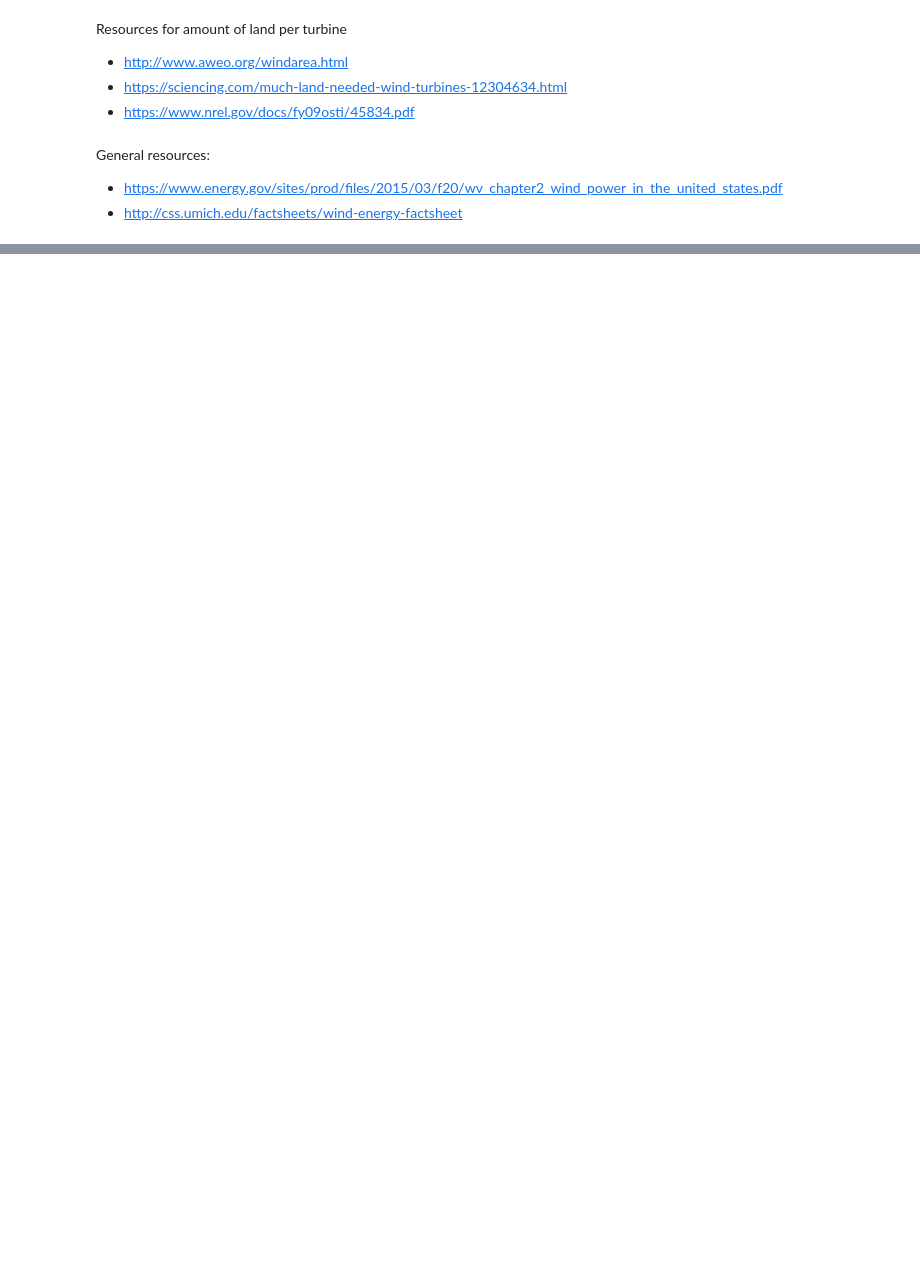
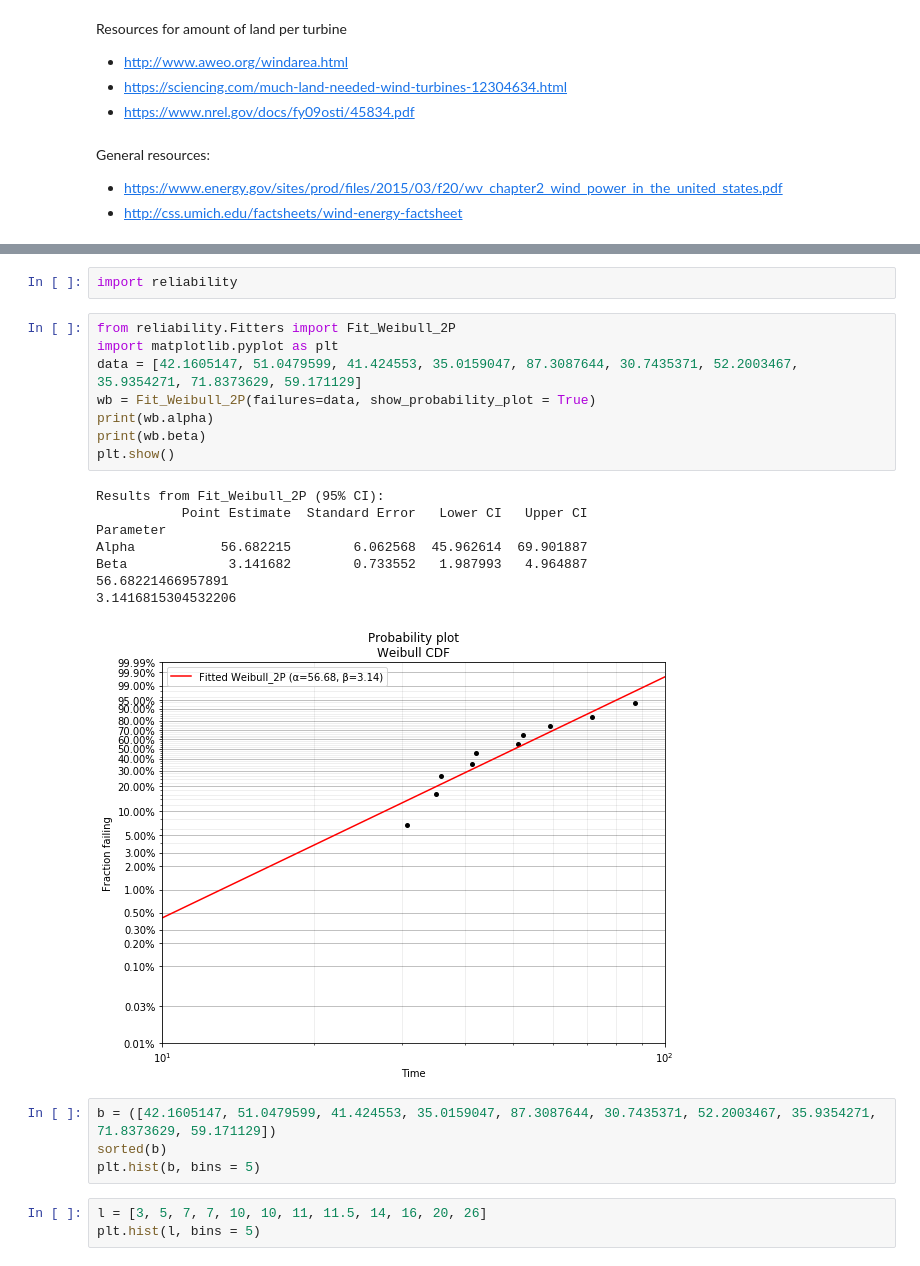
Before and after one commit to awoodwa/PlanIt, a Jupyter notebook: windenergy_function.ipynb, the cells around one changed output, grey strips where cells are left out. Cells and saved outputs as stored; diff of their text form; blank space fills up the shorter version.

```diff
--- a/windenergy_function.ipynb
+++ b/windenergy_function.ipynb
@@ -100,0 +267,26 @@ General resources:
+# %%
+import reliability
+# %%
+from reliability.Fitters import Fit_Weibull_2P
+import matplotlib.pyplot as plt
+data = [42.1605147, 51.0479599, 41.424553, 35.0159047, 87.3087644, 30.7435371, 52.2003467, 35.9354271, 71.8373629, 59.171129]
+wb = Fit_Weibull_2P(failures=data, show_probability_plot = True)
+print(wb.alpha)
+print(wb.beta)
+plt.show()
+# %% [output]
+Results from Fit_Weibull_2P (95% CI):
+           Point Estimate  Standard Error   Lower CI   Upper CI
+Parameter
+Alpha           56.682215        6.062568  45.962614  69.901887
+Beta             3.141682        0.733552   1.987993   4.964887
+56.68221466957891
+3.1416815304532206
+[figure, added]
+# %%
+b = ([42.1605147, 51.0479599, 41.424553, 35.0159047, 87.3087644, 30.7435371, 52.2003467, 35.9354271, 71.8373629, 59.171129])
+sorted(b)
+plt.hist(b, bins = 5)
+# %%
+l = [3, 5, 7, 7, 10, 10, 11, 11.5, 14, 16, 20, 26]
+plt.hist(l, bins = 5)
```
Also changed, not shown: parts of 33 cells of this notebook.
